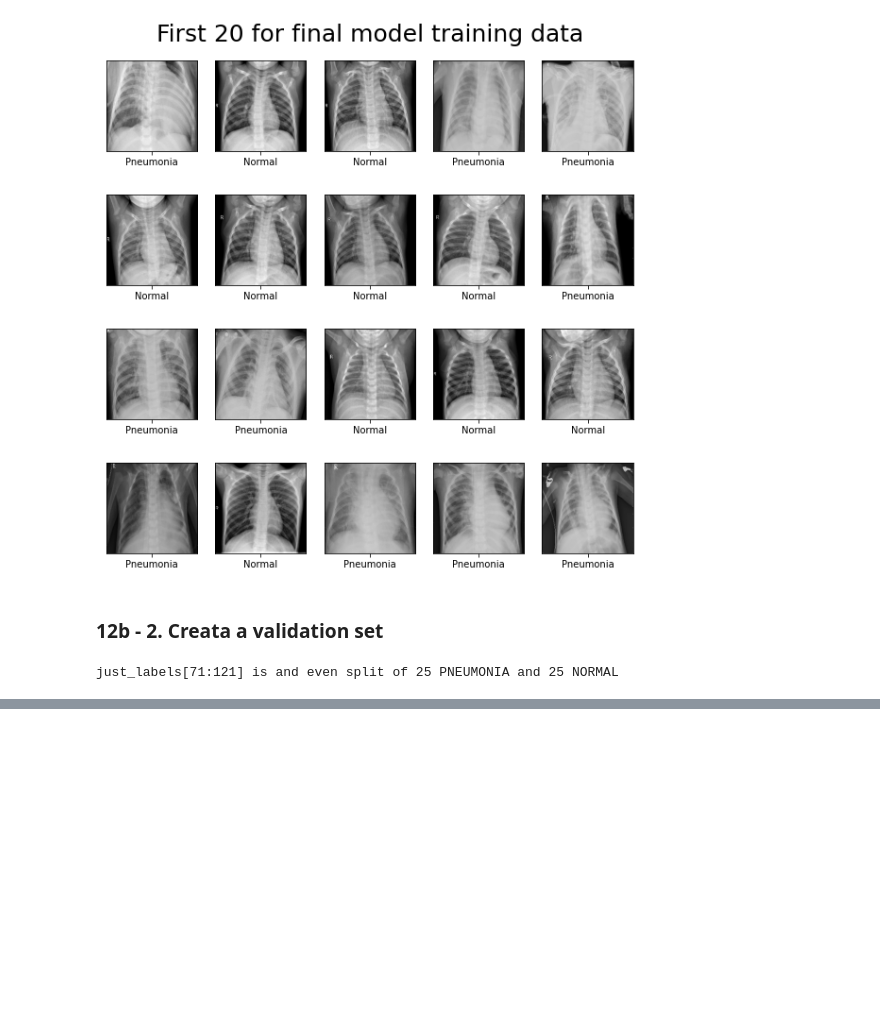
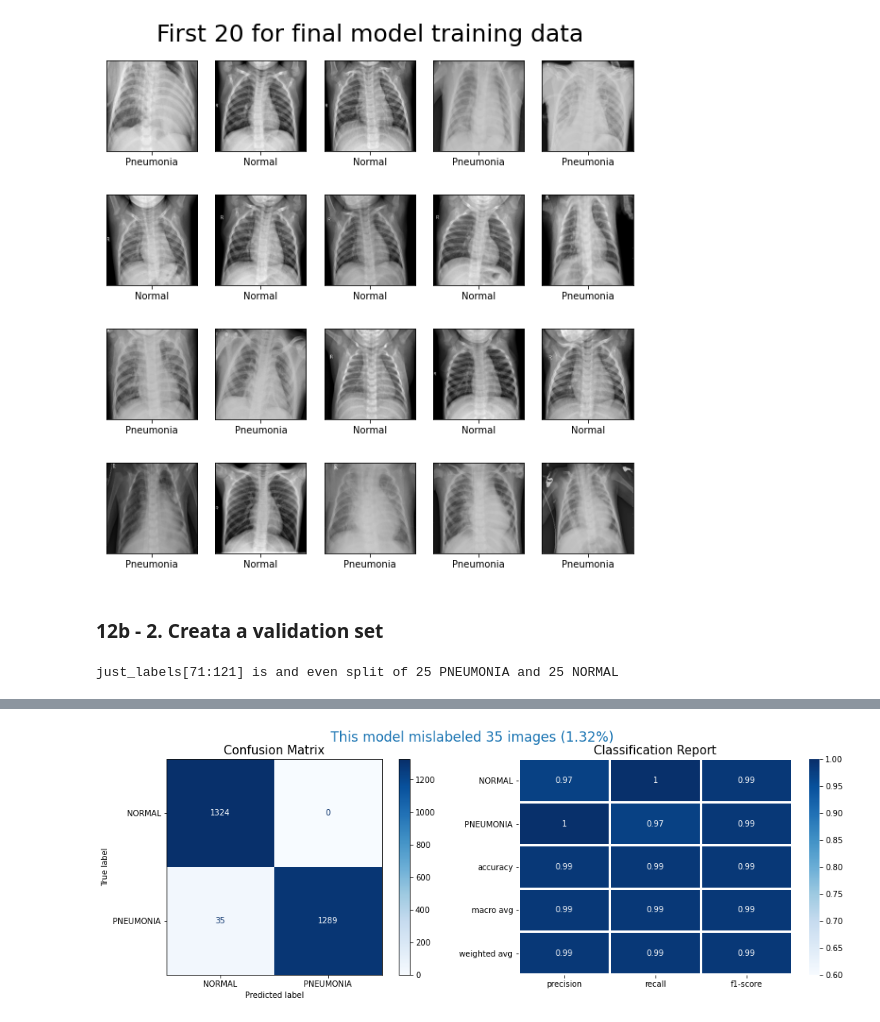
Before and after one commit to AgathaZareth/Pneumonia-Detection-with-CNN, a Jupyter notebook: notebook.ipynb, the cells around one changed output, grey strips where cells are left out. Saved outputs shown, nothing was run; the diff lists cells and outputs as text; code cells hidden in the pictures; blank space fills up the shorter version.

```diff
--- a/notebook.ipynb
+++ b/notebook.ipynb
@@ -1625,0 +1715,5 @@ metrics_df
+# %%
+train_preds = final_model.predict(X_train, batch_size=10)
+final_train_indices_of_incorrect_predictions = evaluate_model(X_train, y_train, train_preds)
+# %% [output]
+[figure, added]
```
Also changed, not shown: parts of 29 cells of this notebook, 1 other file.
